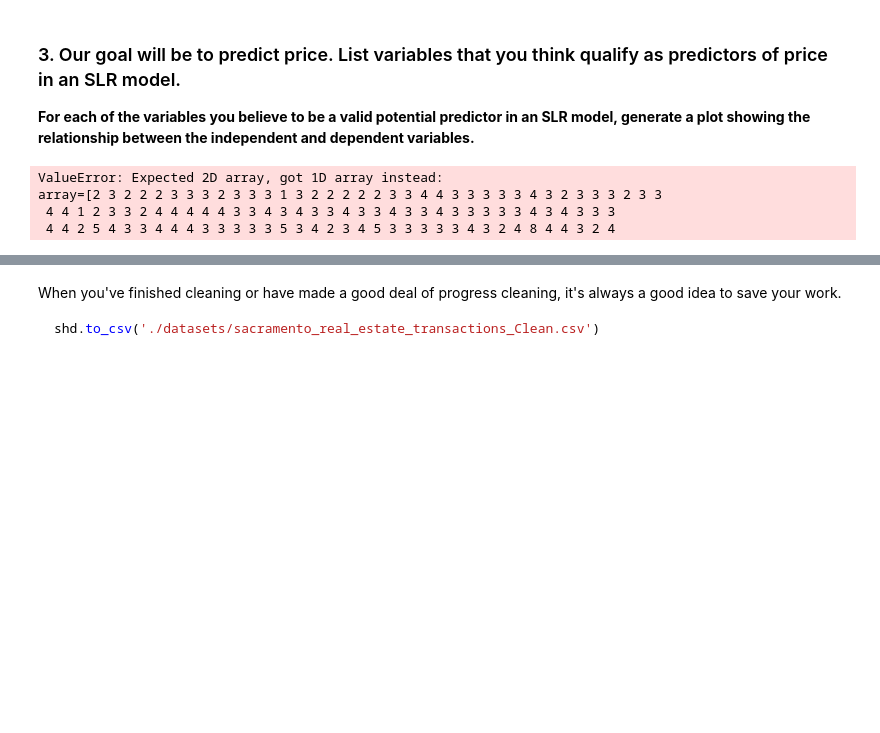
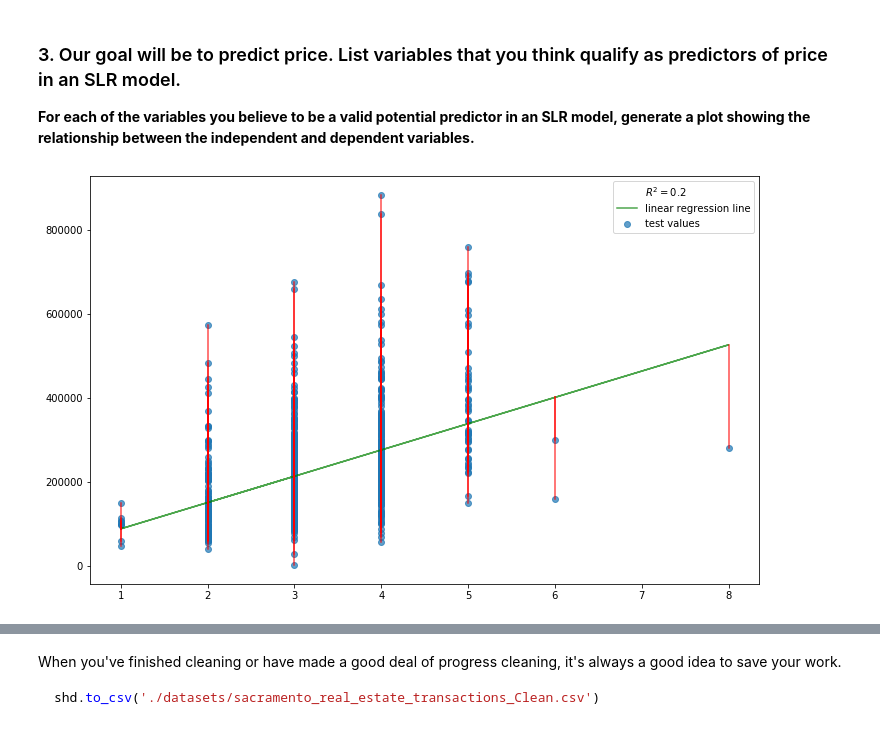
Before and after one commit to persocom01/GA-lessons, a Jupyter notebook: PROJECTS-AND-ASSIGNMENTS/3_01-lab-linear_regression-regression/linear-regression-sacramento.ipynb, the cells around one changed output, grey strips where cells are left out. Cells and saved outputs as stored; diff of their text form; code cells hidden in the pictures; blank space fills up the shorter version.

```diff
--- a/PROJECTS-AND-ASSIGNMENTS/3_01-lab-linear_regression-regression/linear-regression-sacramento.ipynb
+++ b/PROJECTS-AND-ASSIGNMENTS/3_01-lab-linear_regression-regression/linear-regression-sacramento.ipynb
@@ -241,17 +238,3 @@ _**Fun Fact:** Zip codes often have leading zeros — e.g., 02215 = Boston, MA
 ### 3. Our goal will be to predict price. List variables that you think qualify as predictors of price in an SLR model.
 
 **For each of the variables you believe to be a valid potential predictor in an SLR model, generate a plot showing the relationship between the independent and dependent variables.**
-# %%
-import sklearn.linear_model as sklm
-
-lm = sklm.LinearRegression()
-
-X = df_sac['beds']
-y = df_sac['price']
-
-model = lm.fit(X, y)
-# %% [output]
-ValueError: Expected 2D array, got 1D array instead:
-array=[2 3 2 2 2 3 3 3 2 3 3 3 1 3 2 2 2 2 2 3 3 4 4 3 3 3 3 3 4 3 2 3 3 3 2 3 3
- 4 4 1 2 3 3 2 4 4 4 4 4 3 3 4 3 4 3 3 4 3 3 4 3 3 4 3 3 3 3 3 4 3 4 3 3 3
- 4 4 2 5 4 3 3 4 4 4 3 3 3 3 3 5 3 4 2 3 4 5 3 3 3 3 3 4 3 2 4 8 4 4 3 2 4
@@ -257,0 +244,21 @@ array=[2 3 2 2 2 3 3 3 2 3 3 3 1 3 2 2 2 2 2 3 3 4 4 3 3 3 3 3 4 3 2 3 3 3 2 3 3
+# %%
+def plot_linear (df, feature, target):
+    X = df[feature][:, np.newaxis]
+    y = np.array(df[target])
+
+    lm = sklm.LinearRegression().fit(X, y)
+
+    y_hat = lm.predict(X)
+
+    fig, ax = plt.subplots(figsize=(12, 7.5))
+    ax.plot([], [], ' ', label=r'$R^2 = $' + f'{round(skm.r2_score(y, y_hat), 2)}')
+    ax.scatter(X, y, alpha=0.7, label='test values')
+    ax.plot(X, y_hat, color='g', alpha=0.7, label='linear regression line')
+    ax.legend()
+
+    for i, y_h in enumerate(y_hat.ravel()):
+        ax.plot([X[i], X[i]], [y_h, y[i]], color='r', alpha=0.7)
+# %%
+plot_linear(df_sac, 'beds', 'price')
+# %% [output]
+[figure, added]
```
Also changed, not shown: parts of 49 cells of this notebook, 4 other files.
